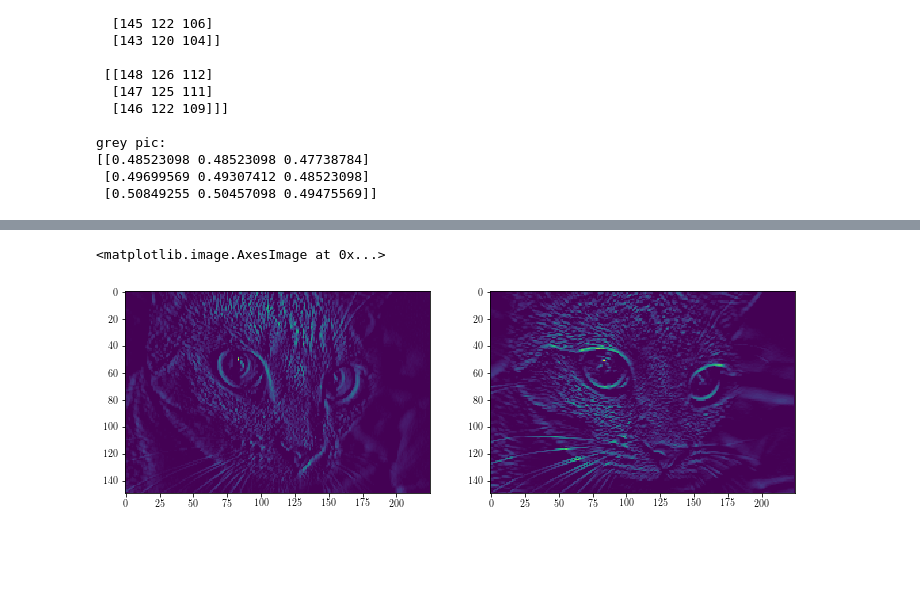
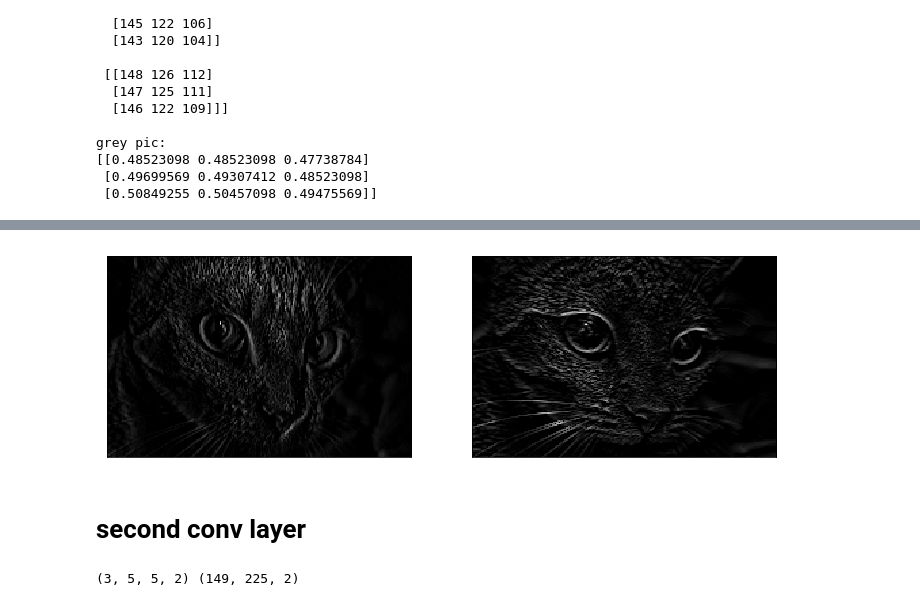
Before and after one commit to qrsforever/code_blog_post, a Jupyter notebook: ML/Scratch/notebook/nn_convolution.ipynb, the cells around one changed output, grey strips where cells are left out. Saved outputs shown, nothing was run; the diff lists cells and outputs as text; code cells hidden in the pictures; blank space fills up the shorter version.

```diff
--- a/ML/Scratch/notebook/nn_convolution.ipynb
+++ b/ML/Scratch/notebook/nn_convolution.ipynb
@@ -118,25 +129,25 @@ def conv(image, filters):
 def relu_mul(feature_maps):
     # Preparing the output of the ReLU activation function.
     relu_out = np.zeros(feature_maps.shape)
-    for num in range(feature_maps.shape[0]):
-        relu_out[num, :, :] = relu(feature_maps[num, :, :])
-    # for num in range(feature_maps.shape[0]):
-    #     for r in np.arange(0, feature_maps.shape[1]):
-    #         for c in np.arange(0, feature_maps.shape[2]):
-    #             relu_out[num, r, c] = np.max([feature_maps[num, r, c], 0])
+    for num in range(feature_maps.shape[-1]):
+        relu_out[:, :, num] = relu(feature_maps[:, :, num])
+    # for num in range(feature_maps.shape[-1]):
+    #     for r in np.arange(0, feature_maps.shape[0]):
+    #         for c in np.arange(0, feature_maps.shape[1]):
+    #             relu_out[r, c, num] = np.max([feature_maps[r, c, num], 0])
     return relu_out
 # %%
 def pooling(feature_maps, size=2, stride=2):
-    # Preparing the output of the pooling operation.
-    pool_out = np.zeros((feature_maps.shape[0],
+    # Preparing the output of the max pooling operation.
+    pool_out = np.zeros((np.uint16((feature_maps.shape[0]-size+1)/stride+1),
                          np.uint16((feature_maps.shape[1]-size+1)/stride+1),
-                         np.uint16((feature_maps.shape[2]-size+1)/stride+1)))
-    for num in range(feature_maps.shape[0]):
+                         feature_maps.shape[-1]))
+    for num in range(feature_maps.shape[-1]):
         r2 = 0
-        for r in np.arange(0, feature_maps.shape[1]-size+1, stride):
+        for r in np.arange(0, feature_maps.shape[0]-size+1, stride):
             c2 = 0
-            for c in np.arange(0, feature_maps.shape[2]-size+1, stride):
-                pool_out[num, r2, c2] = np.max([feature_maps[num, r:r+size,  c:c+size]])
+            for c in np.arange(0, feature_maps.shape[1]-size+1, stride):
+                pool_out[r2, c2, num] = np.max([feature_maps[r:r+size,  c:c+size, num]])
                 c2 = c2 + 1
             r2 = r2 + 1
     return pool_out
@@ -170,8 +192,18 @@ axes[1].imshow(feature_maps_relu[1, :, :])
 # %%
-feature_maps_relu_pooling = pooling(feature_maps_relu)
-fig, axes = plt.subplots(nrows=1, ncols=2, figsize=(12, 6))
-axes[0].imshow(feature_maps_relu_pooling[0, :, :])
-axes[1].imshow(feature_maps_relu_pooling[1, :, :])
+feature_maps_relu_pooling = pooling(feature_maps_relu, 2, 2)
+fig, axes = plt.subplots(nrows=1, ncols=2, figsize=(12, 4))
+axes[0].get_xaxis().set_ticks([])
+axes[0].get_yaxis().set_ticks([])
+axes[0].imshow(feature_maps_relu_pooling[:, :, 0]).set_cmap('gray')
+axes[1].get_xaxis().set_ticks([])
+axes[1].get_yaxis().set_ticks([])
+axes[1].imshow(feature_maps_relu_pooling[:, :, 1]).set_cmap('gray')
 # %% [output]
-<matplotlib.image.AxesImage at 0x...>
-[figure, old version]
+[figure, new version]
+# %% [markdown]
+# second conv layer
+# %%
+l2_filters = np.random.rand(3, 5, 5, feature_maps_relu_pooling.shape[-1])
+print(l2_filters.shape, feature_maps_relu_pooling.shape)
+# %% [output]
+(3, 5, 5, 2) (149, 225, 2)
```
Also changed, not shown: parts of 10 cells of this notebook, 3 other files.
